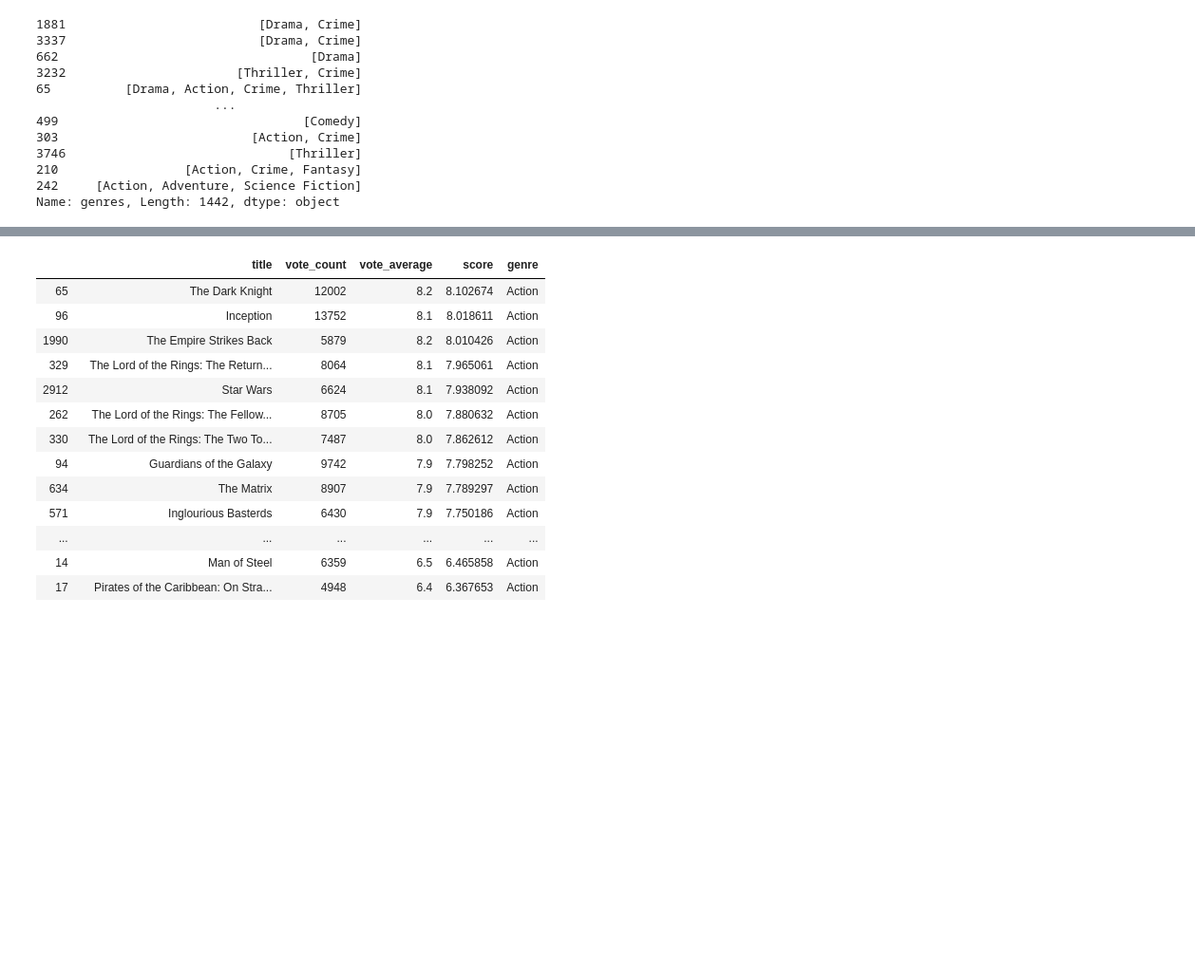
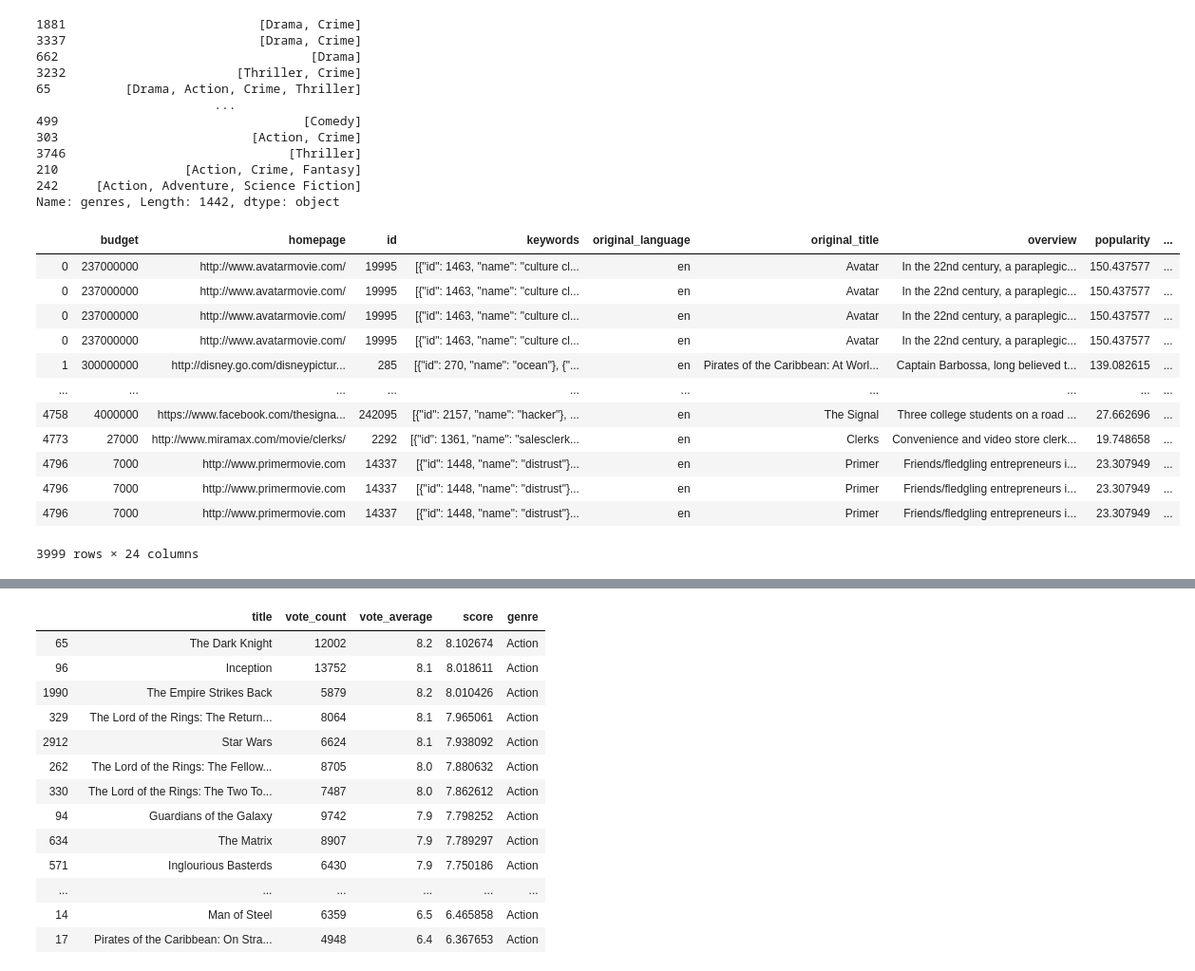
Before and after one commit to shangfuu/Simple_Movie_Recommned_System, a Jupyter notebook: DataScience_Final.ipynb, the cells around one changed output, grey strips where cells are left out. Shown at 95% size. Saved outputs shown, nothing was run; the diff lists cells and outputs as text; code cells hidden in the pictures; blank space fills up the shorter version.

```diff
--- a/DataScience_Final.ipynb
+++ b/DataScience_Final.ipynb
@@ -195,6 +195,22 @@ Name: genres, Length: 1442, dtype: object
 s = qualified_movies.apply(lambda x: pd.Series(x['genres']),axis=1).stack().reset_index(level=1, drop=True)
 s.name = 'genre'
 gen_md = qualified_movies.drop('genres', axis=1).join(s)
+# %%
+gen_md
+# %% [output]
+|  | budget | homepage | id | keywords | original_language | original_title | overview | popularity | ... |
+| 0 | 237000000 | http://www.avatarmovie.com/ | 19995 | [{"id": 1463, "name": "culture cl... | en | Avatar | In the 22nd century, a paraplegic... | 150.437577 | ... |
+| 0 | 237000000 | http://www.avatarmovie.com/ | 19995 | [{"id": 1463, "name": "culture cl... | en | Avatar | In the 22nd century, a paraplegic... | 150.437577 | ... |
+| 0 | 237000000 | http://www.avatarmovie.com/ | 19995 | [{"id": 1463, "name": "culture cl... | en | Avatar | In the 22nd century, a paraplegic... | 150.437577 | ... |
+| 0 | 237000000 | http://www.avatarmovie.com/ | 19995 | [{"id": 1463, "name": "culture cl... | en | Avatar | In the 22nd century, a paraplegic... | 150.437577 | ... |
+| 1 | 300000000 | http://disney.go.com/disneypictur... | 285 | [{"id": 270, "name": "ocean"}, {"... | en | Pirates of the Caribbean: At Worl... | Captain Barbossa, long believed t... | 139.082615 | ... |
+| ... | ... | ... | ... | ... | ... | ... | ... | ... | ... |
+| 4758 | 4000000 | https://www.facebook.com/thesigna... | 242095 | [{"id": 2157, "name": "hacker"}, ... | en | The Signal | Three college students on a road ... | 27.662696 | ... |
+| 4773 | 27000 | http://www.miramax.com/movie/clerks/ | 2292 | [{"id": 1361, "name": "salesclerk... | en | Clerks | Convenience and video store clerk... | 19.748658 | ... |
+| 4796 | 7000 | http://www.primermovie.com | 14337 | [{"id": 1448, "name": "distrust"}... | en | Primer | Friends/fledgling entrepreneurs i... | 23.307949 | ... |
+| 4796 | 7000 | http://www.primermovie.com | 14337 | [{"id": 1448, "name": "distrust"}... | en | Primer | Friends/fledgling entrepreneurs i... | 23.307949 | ... |
+| 4796 | 7000 | http://www.primermovie.com | 14337 | [{"id": 1448, "name": "distrust"}... | en | Primer | Friends/fledgling entrepreneurs i... | 23.307949 | ... |
+3999 rows × 24 columns
 # %%
 def top_genre(genre, percentile=0.9):
     try:
```
Also changed, not shown: parts of 18 cells of this notebook, 1 other file.
